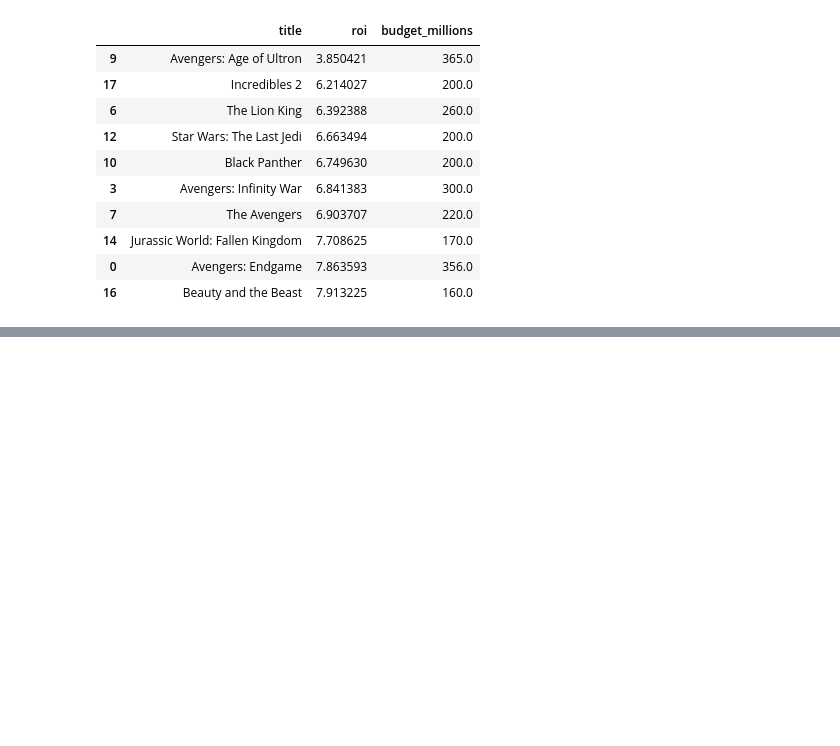
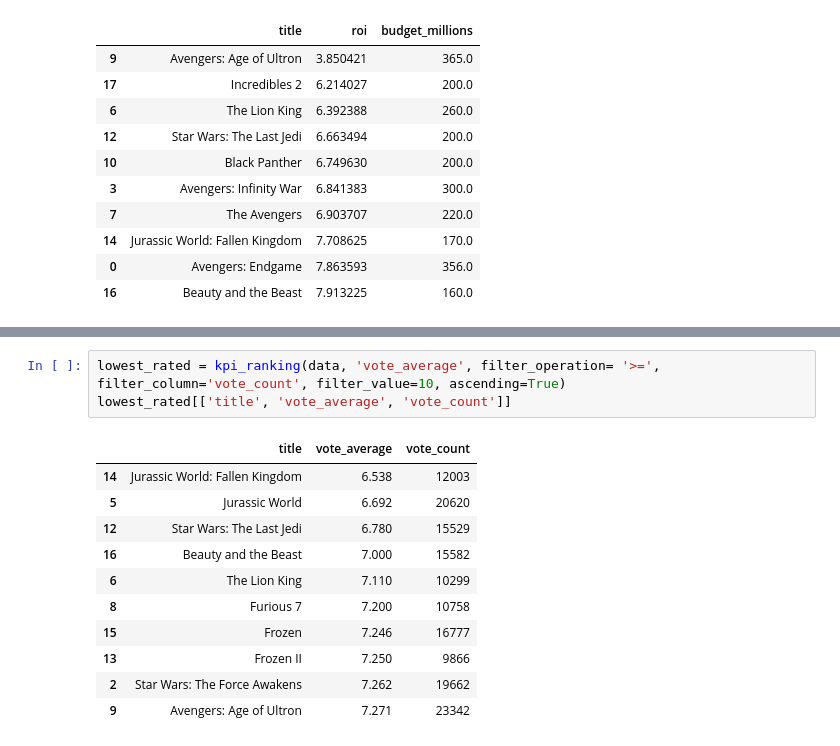
Before and after one commit to Hakeemwiki/DE-Projects, a Jupyter notebook: notebooks/TMDB_Movie_analysis.ipynb, the cells around one changed output, grey strips where cells are left out. Saved outputs shown, nothing was run; the diff lists cells and outputs as text; blank space fills up the shorter version.

```diff
--- a/notebooks/TMDB_Movie_analysis.ipynb
+++ b/notebooks/TMDB_Movie_analysis.ipynb
@@ -509,0 +551,15 @@ lowest_roi[['title', 'roi', 'budget_millions']]
+# %%
+lowest_rated = kpi_ranking(data, 'vote_average', filter_operation= '>=', filter_column='vote_count', filter_value=10, ascending=True)
+lowest_rated[['title', 'vote_average', 'vote_count']]
+# %% [output]
+|  | title | vote_average | vote_count |
+| 14 | Jurassic World: Fallen Kingdom | 6.538 | 12003 |
+| 5 | Jurassic World | 6.692 | 20620 |
+| 12 | Star Wars: The Last Jedi | 6.780 | 15529 |
+| 16 | Beauty and the Beast | 7.000 | 15582 |
+| 6 | The Lion King | 7.110 | 10299 |
+| 8 | Furious 7 | 7.200 | 10758 |
+| 15 | Frozen | 7.246 | 16777 |
+| 13 | Frozen II | 7.250 | 9866 |
+| 2 | Star Wars: The Force Awakens | 7.262 | 19662 |
+| 9 | Avengers: Age of Ultron | 7.271 | 23342 |
```
Also changed, not shown: parts of 13 cells of this notebook.
